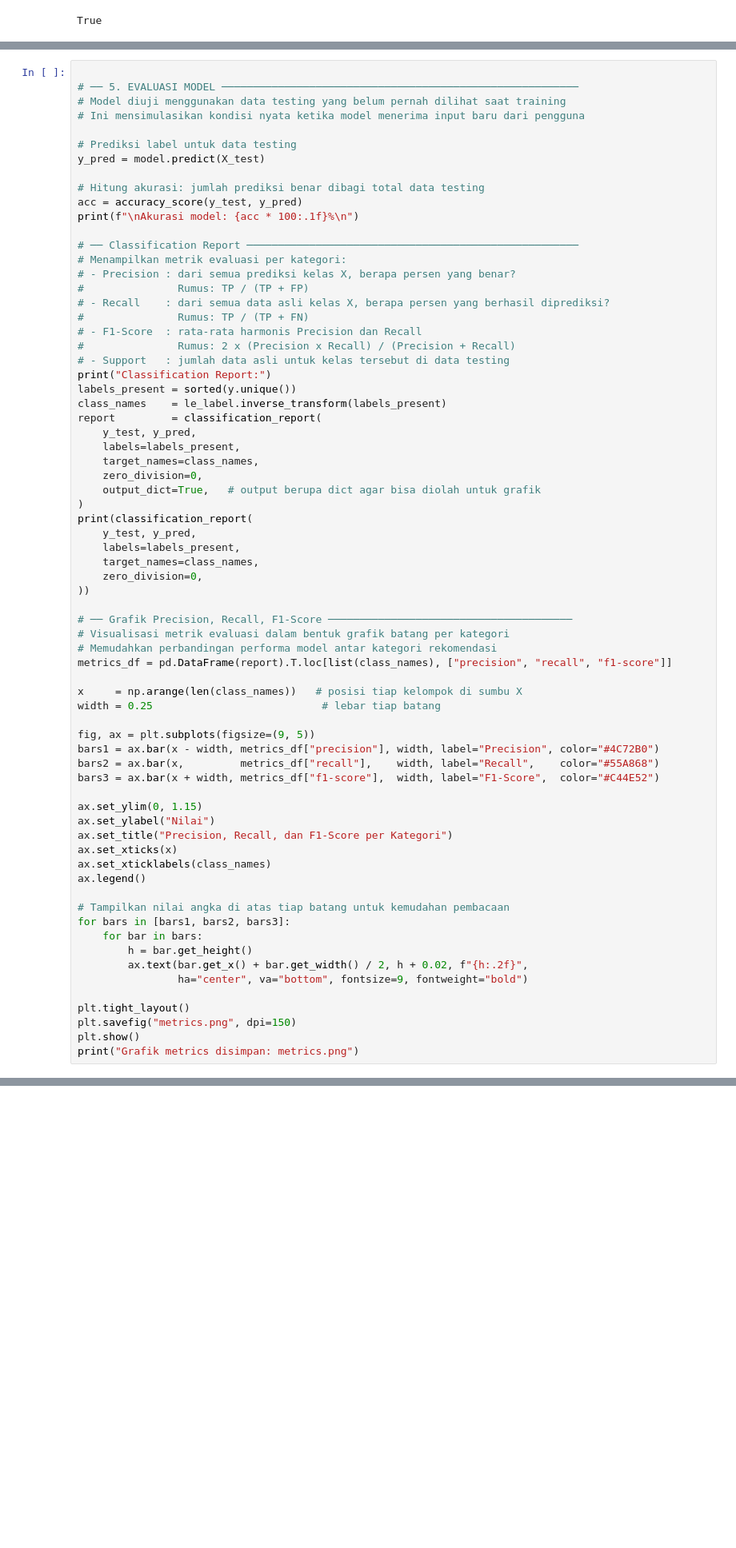
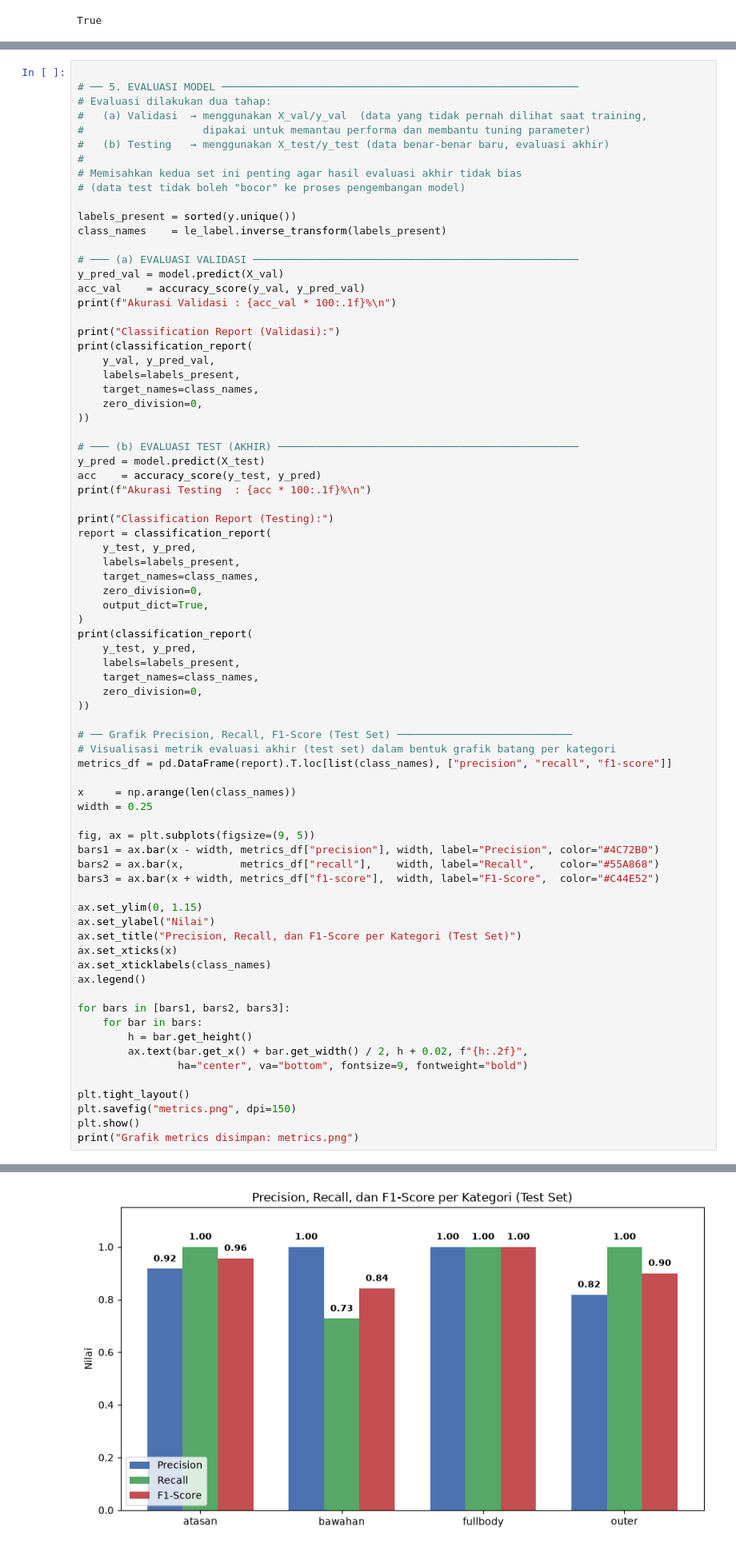
Before and after one commit to HesTry65/ml-rekomendasi-skripsi, a Jupyter notebook: recomendation.ipynb, the cells around one changed output, grey strips where cells are left out. Shown at 80% size. Cells and saved outputs as stored; diff of their text form; blank space fills up the shorter version.

```diff
--- a/recomendation.ipynb
+++ b/recomendation.ipynb
@@ -353,34 +432,42 @@ print("Visualisasi pohon keputusan disimpan: pohon_keputusan.png\n")
 # %%
 
 # ── 5. EVALUASI MODEL ─────────────────────────────────────────────────────────
-# Model diuji menggunakan data testing yang belum pernah dilihat saat training
-# Ini mensimulasikan kondisi nyata ketika model menerima input baru dari pengguna
+# Evaluasi dilakukan dua tahap:
+#   (a) Validasi  → menggunakan X_val/y_val  (data yang tidak pernah dilihat saat training,
+#                   dipakai untuk memantau performa dan membantu tuning parameter)
+#   (b) Testing   → menggunakan X_test/y_test (data benar-benar baru, evaluasi akhir)
+#
+# Memisahkan kedua set ini penting agar hasil evaluasi akhir tidak bias
+# (data test tidak boleh "bocor" ke proses pengembangan model)
 
-# Prediksi label untuk data testing
-y_pred = model.predict(X_test)
-
-# Hitung akurasi: jumlah prediksi benar dibagi total data testing
-acc = accuracy_score(y_test, y_pred)
-print(f"\nAkurasi model: {acc * 100:.1f}%\n")
-
-# ── Classification Report ─────────────────────────────────────────────────────
-# Menampilkan metrik evaluasi per kategori:
-# - Precision : dari semua prediksi kelas X, berapa persen yang benar?
-#               Rumus: TP / (TP + FP)
-# - Recall    : dari semua data asli kelas X, berapa persen yang berhasil diprediksi?
-#               Rumus: TP / (TP + FN)
-# - F1-Score  : rata-rata harmonis Precision dan Recall
-#               Rumus: 2 x (Precision x Recall) / (Precision + Recall)
-# - Support   : jumlah data asli untuk kelas tersebut di data testing
-print("Classification Report:")
 labels_present = sorted(y.unique())
 class_names    = le_label.inverse_transform(labels_present)
-report         = classification_report(
+
+# ─── (a) EVALUASI VALIDASI ────────────────────────────────────────────────────
+y_pred_val = model.predict(X_val)
+acc_val    = accuracy_score(y_val, y_pred_val)
+print(f"Akurasi Validasi : {acc_val * 100:.1f}%\n")
+
+print("Classification Report (Validasi):")
+print(classification_report(
+    y_val, y_pred_val,
+    labels=labels_present,
+    target_names=class_names,
+    zero_division=0,
+))
+
+# ─── (b) EVALUASI TEST (AKHIR) ────────────────────────────────────────────────
+y_pred = model.predict(X_test)
+acc    = accuracy_score(y_test, y_pred)
+print(f"Akurasi Testing  : {acc * 100:.1f}%\n")
+
+print("Classification Report (Testing):")
+report = classification_report(
     y_test, y_pred,
     labels=labels_present,
     target_names=class_names,
     zero_division=0,
-    output_dict=True,   # output berupa dict agar bisa diolah untuk grafik
+    output_dict=True,
 )
 print(classification_report(
     y_test, y_pred,
@@ -389,13 +476,12 @@ print(classification_report(
     zero_division=0,
 ))
 
-# ── Grafik Precision, Recall, F1-Score ───────────────────────────────────────
-# Visualisasi metrik evaluasi dalam bentuk grafik batang per kategori
-# Memudahkan perbandingan performa model antar kategori rekomendasi
+# ── Grafik Precision, Recall, F1-Score (Test Set) ────────────────────────────
+# Visualisasi metrik evaluasi akhir (test set) dalam bentuk grafik batang per kategori
 metrics_df = pd.DataFrame(report).T.loc[list(class_names), ["precision", "recall", "f1-score"]]
 
-x     = np.arange(len(class_names))   # posisi tiap kelompok di sumbu X
-width = 0.25                           # lebar tiap batang
+x     = np.arange(len(class_names))
+width = 0.25
 
 fig, ax = plt.subplots(figsize=(9, 5))
 bars1 = ax.bar(x - width, metrics_df["precision"], width, label="Precision", color="#4C72B0")
@@ -404,12 +490,11 @@ bars3 = ax.bar(x + width, metrics_df["f1-score"],  width, label="F1-Score",  col
 
 ax.set_ylim(0, 1.15)
 ax.set_ylabel("Nilai")
-ax.set_title("Precision, Recall, dan F1-Score per Kategori")
+ax.set_title("Precision, Recall, dan F1-Score per Kategori (Test Set)")
 ax.set_xticks(x)
 ax.set_xticklabels(class_names)
 ax.legend()
 
-# Tampilkan nilai angka di atas tiap batang untuk kemudahan pembacaan
 for bars in [bars1, bars2, bars3]:
     for bar in bars:
         h = bar.get_height()
@@ -420,3 +505,4 @@ plt.tight_layout()
 plt.savefig("metrics.png", dpi=150)
 plt.show()
 print("Grafik metrics disimpan: metrics.png")
+# %% [output]
@@ -422,0 +526 @@ print("Grafik metrics disimpan: metrics.png")
+[figure, added]
```
Also changed, not shown: parts of 8 cells of this notebook, 9 other files.
